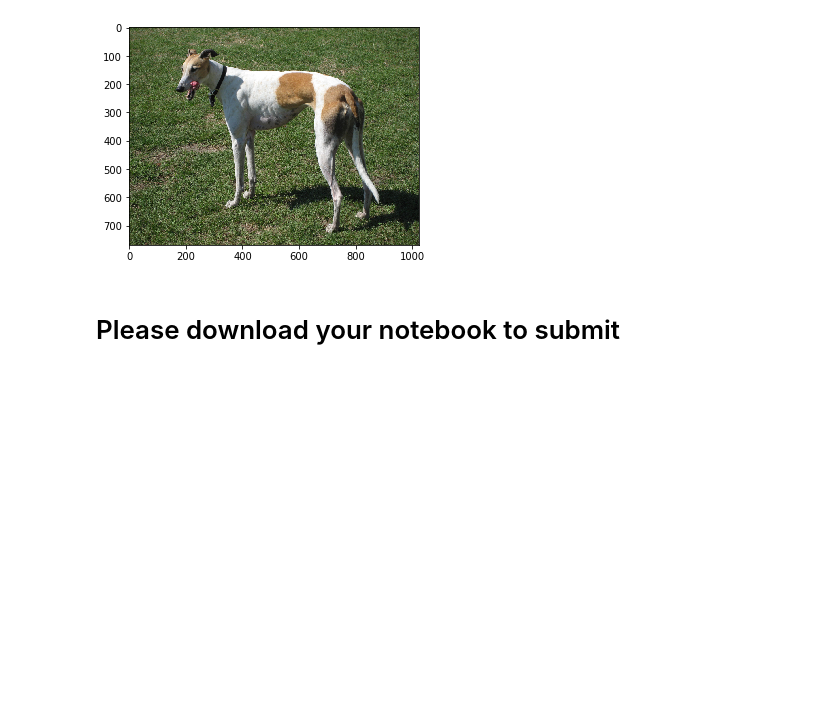
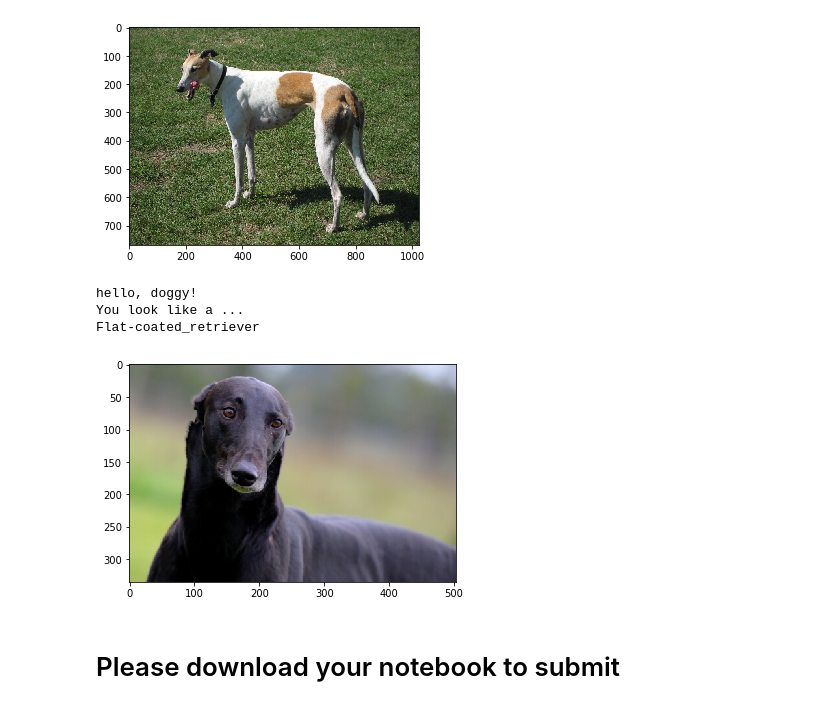
Before and after one commit to Janoo12/dog-project, a Jupyter notebook: dog_app.ipynb, the cells around one changed output. Saved outputs shown, nothing was run; the diff lists cells and outputs as text; code cells hidden in the pictures; blank space fills up the shorter version.

```diff
--- a/dog_app.ipynb
+++ b/dog_app.ipynb
@@ -976,5 +998,12 @@ hello, doggy!
 You look like a ...
 Ibizan_hound
 [figure]
+# %%
+breed_for_dog_or_human('greyhound4.jpg')
+# %% [output]
+hello, doggy!
+You look like a ...
+Flat-coated_retriever
+[figure, added]
 # %% [markdown]
 # Please download your notebook to submit
```
Also changed, not shown: parts of 7 cells of this notebook, 1 other file.
